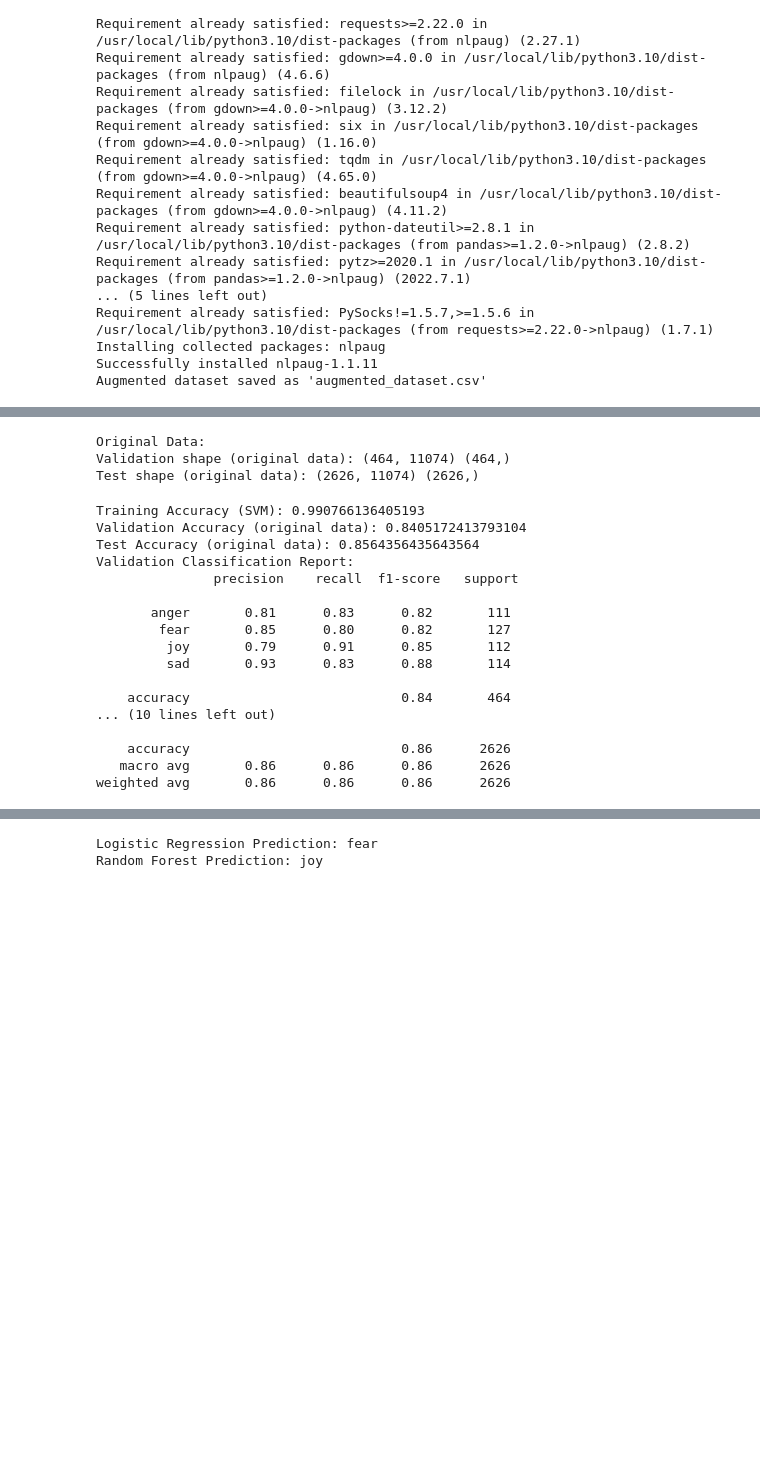
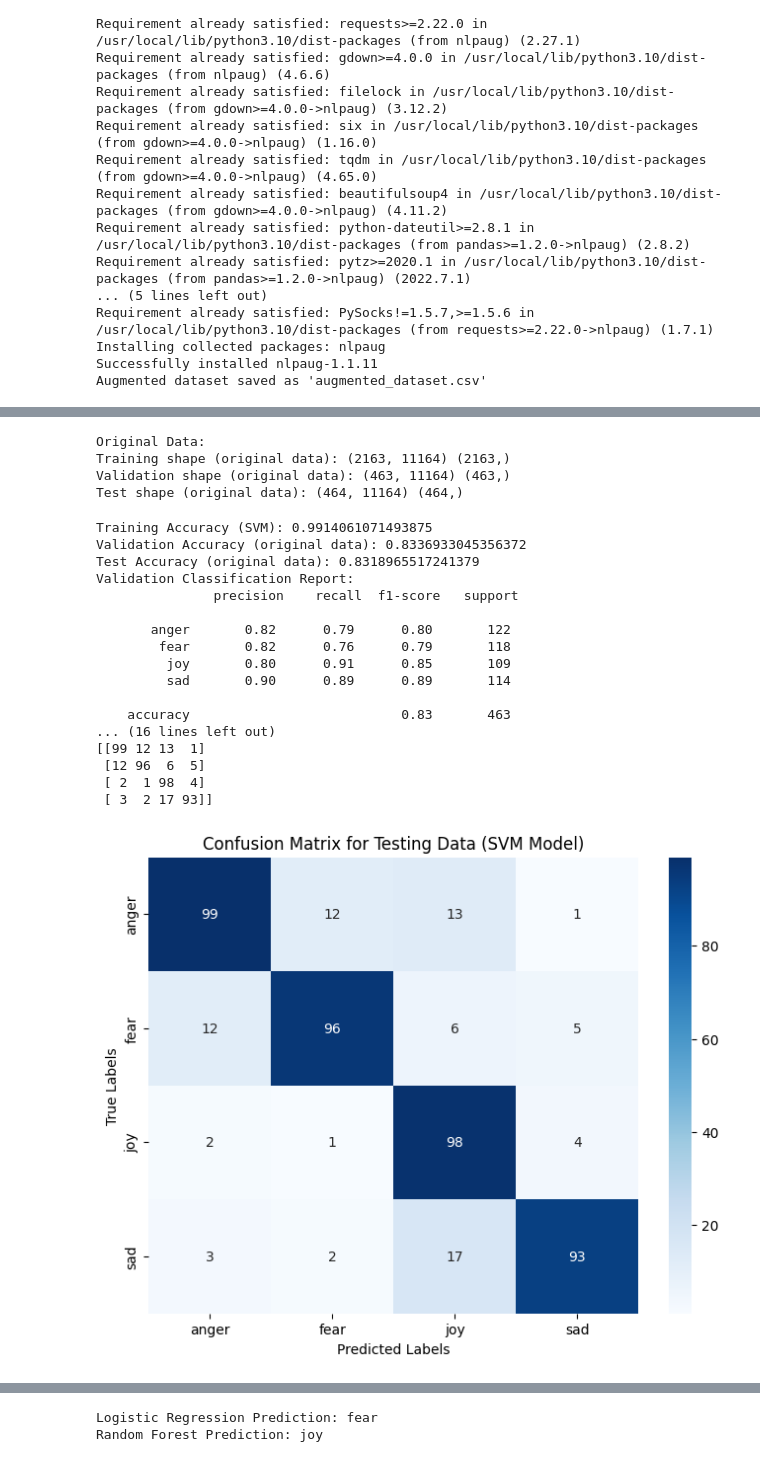
Before and after one commit to charanchandu/ECE539_FinalProject, a Jupyter notebook: Project_ANN.ipynb, the cells around one changed output, grey strips where cells are left out. Drawn from its saved outputs; the diff is of its cells as text; code cells hidden in the pictures; blank space fills up the shorter version.

```diff
--- a/Project_ANN.ipynb
+++ b/Project_ANN.ipynb
@@ -305,6 +305,8 @@ augmented_df[['sentiment', 'preprocessed_text']].to_csv('preprocessed_dataset.cs
 Name: preprocessed_text, Length: 15141, dtype: object
 # %%
 from sklearn.svm import SVC
+from sklearn.metrics import confusion_matrix
+
 # Initializing the SVM classifier
 svm_classifier = SVC()
 
@@ -315,21 +317,25 @@ svm_classifier.fit(X_train_counts, y_train)
 original_df = pd.read_csv('finalSentimentdata2.csv')
 original_df['preprocessed_text'] = original_df['text'].apply(preprocess_text)
 
-# Spliting the data into testing and validation sets (no need to augment the original data)
-X_test_original, X_val_original, y_test_original, y_val_original = train_test_split(original_df['preprocessed_text'], original_df['sentiment'], test_size=0.15, random_state=42)
+# Splitting the data into training, validation, and testing sets (70%, 15%, 15%)
+X_train_original, temp_X, y_train_original, temp_y = train_test_split(original_df['preprocessed_text'], original_df['sentiment'], test_size=0.3, random_state=42)
+X_val_original, X_test_original, y_val_original, y_test_original = train_test_split(temp_X, temp_y, test_size=0.5, random_state=42)
 
 # Transforming the original data using the same CountVectorizer
+X_train_original_counts = vectorizer.transform(X_train_original.values)
+X_val_original_counts = vectorizer.transform(X_val_original.values)
 X_test_original_counts = vectorizer.transform(X_test_original.values)
-X_val_original_counts = vectorizer.transform(X_val_original.values)
 
 # Printing the shapes of the original data
 print("\nOriginal Data:")
+print("Training shape (original data):", X_train_original_counts.shape, y_train_original.shape)
 print("Validation shape (original data):", X_val_original_counts.shape, y_val_original.shape)
 print("Test shape (original data):", X_test_original_counts.shape, y_test_original.shape)
 # %% [output]
 Original Data:
-Validation shape (original data): (464, 11074) (464,)
-Test shape (original data): (2626, 11074) (2626,)
+Training shape (original data): (2163, 11164) (2163,)
+Validation shape (original data): (463, 11164) (463,)
+Test shape (original data): (464, 11164) (464,)
 # %%
 stop = set(stopwords.words('english'))
 
@@ -342,46 +348,61 @@ y_pred_val_original = svm_classifier.predict(X_val_original_counts)
 
 #Printing Training Accuracy
 y_pred_train_rf = svm_classifier.predict(X_train_counts)
 accuracy_train_svm = accuracy_score(y_train, y_pred_train_rf)
 print("Training Accuracy (SVM):", accuracy_train_svm)
 
 # Calculating accuracy for validation set (original data)
 y_pred_val_svm = svm_classifier.predict(X_val_original_counts)
 accuracy_val_svm = accuracy_score(y_val_original, y_pred_val_svm)
 print("Validation Accuracy (original data):", accuracy_val_svm)
 
 # Making predictions on the test set using the SVM classifier trained on the original data
 y_pred_test_original = svm_classifier.predict(X_test_original_counts)
 
 # Calculating accuracy for test set (original data)
 accuracy_test_svm = accuracy_score(y_test_original, y_pred_test_original)
 print("Test Accuracy (original data):", accuracy_test_svm)
 
 # Printing classification report for the validation set
 svm_validation_creport = (classification_report(y_val_original, y_pred_val_svm))
 print(f"Validation Classification Report:\n {svm_validation_creport}")
 
 # Printing classification report for the test set
 svm_test_creport = (classification_report(y_test_original, y_pred_test_original))
 print(f"Test Classification Report:\n {svm_test_creport}")
+
+# Calculate the confusion matrix for the testing data
+confusion_mat_svm = confusion_matrix(y_test_original, y_pred_test_original)
+
+print("Confusion Matrix for Testing Data (SVM Model):")
+print(confusion_mat_svm)
+
+# Create a heatmap for the confusion matrix
+plt.figure(figsize=(8, 6))
+sns.heatmap(confusion_mat_svm, annot=True, fmt='d', cmap='Blues', xticklabels=['anger', 'fear', 'joy', 'sad'], yticklabels=['anger', 'fear', 'joy', 'sad'])
+plt.xlabel('Predicted Labels')
+plt.ylabel('True Labels')
+plt.title('Confusion Matrix for Testing Data (SVM Model)')
+plt.show()
 # %% [output]
-Training Accuracy (SVM): 0.990766136405193
-Validation Accuracy (original data): 0.8405172413793104
-Test Accuracy (original data): 0.8564356435643564
+Training Accuracy (SVM): 0.9914061071493875
+Validation Accuracy (original data): 0.8336933045356372
+Test Accuracy (original data): 0.8318965517241379
 Validation Classification Report:
                precision    recall  f1-score   support
 
-       anger       0.81      0.83      0.82       111
-        fear       0.85      0.80      0.82       127
-         joy       0.79      0.91      0.85       112
-         sad       0.93      0.83      0.88       114
+       anger       0.82      0.79      0.80       122
+        fear       0.82      0.76      0.79       118
+         joy       0.80      0.91      0.85       109
+         sad       0.90      0.89      0.89       114
 
-    accuracy                           0.84       464
-... (10 lines left out)
-
-    accuracy                           0.86      2626
-   macro avg       0.86      0.86      0.86      2626
-weighted avg       0.86      0.86      0.86      2626
+    accuracy                           0.83       463
+... (16 lines left out)
+[[99 12 13  1]
+ [12 96  6  5]
+ [ 2  1 98  4]
+ [ 3  2 17 93]]
+[figure, added]
 # %%
 from sklearn.ensemble import RandomForestClassifier
 # Initialize the Random Forest classifier
```
Also changed, not shown: parts of 7 cells of this notebook.
